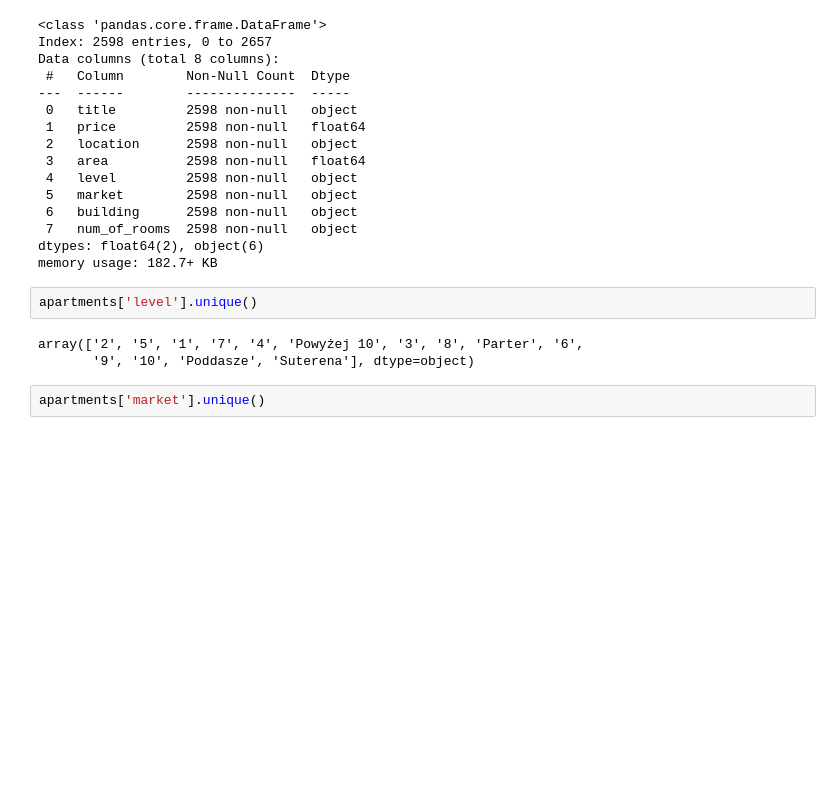
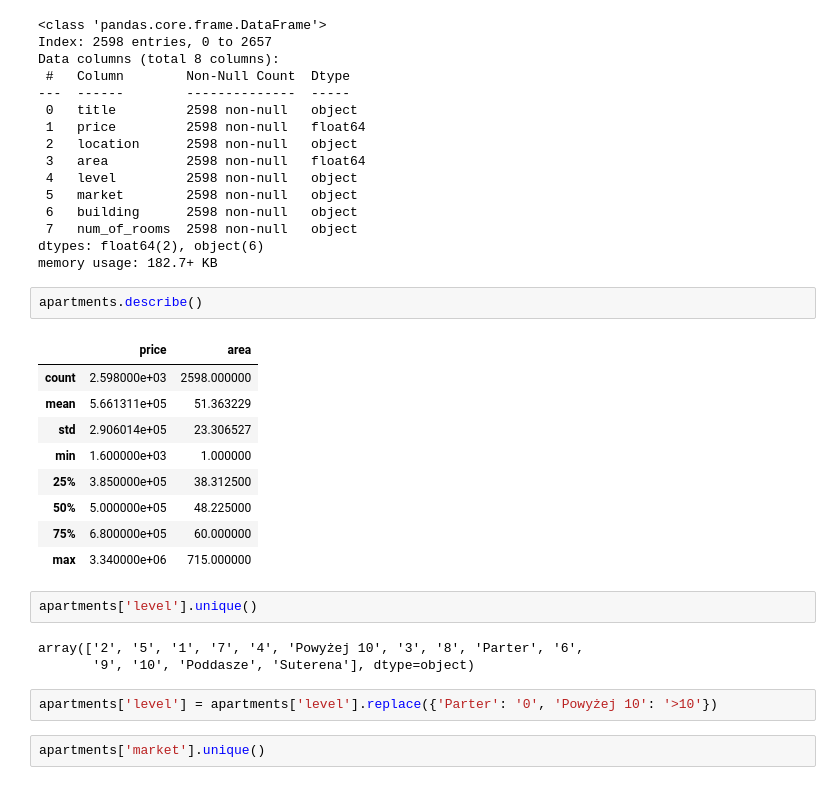
Before and after one commit to marlenawawer/Apartment-Price-Analysis, a Jupyter notebook: price-analysis.ipynb, the cells around one changed output. Cells and saved outputs as stored; diff of their text form; blank space fills up the shorter version.

Commit message:
update price-ananlysis.ipynb

```diff
--- a/price-analysis.ipynb
+++ b/price-analysis.ipynb
@@ -65,11 +47,25 @@ Data columns (total 8 columns):
  7   num_of_rooms  2598 non-null   object
 dtypes: float64(2), object(6)
 memory usage: 182.7+ KB
+# %%
+apartments.describe()
+# %% [output]
+|  | price | area |
+| count | 2.598000e+03 | 2598.000000 |
+| mean | 5.661311e+05 | 51.363229 |
+| std | 2.906014e+05 | 23.306527 |
+| min | 1.600000e+03 | 1.000000 |
+| 25% | 3.850000e+05 | 38.312500 |
+| 50% | 5.000000e+05 | 48.225000 |
+| 75% | 6.800000e+05 | 60.000000 |
+| max | 3.340000e+06 | 715.000000 |
 # %%
 apartments['level'].unique()
 # %% [output]
 array(['2', '5', '1', '7', '4', 'Powyżej 10', '3', '8', 'Parter', '6',
        '9', '10', 'Poddasze', 'Suterena'], dtype=object)
+# %%
+apartments['level'] = apartments['level'].replace({'Parter': '0', 'Powyżej 10': '>10'})
 # %%
 apartments['market'].unique()
 # %% [output]
```
Also changed, not shown: parts of 7 cells of this notebook.
